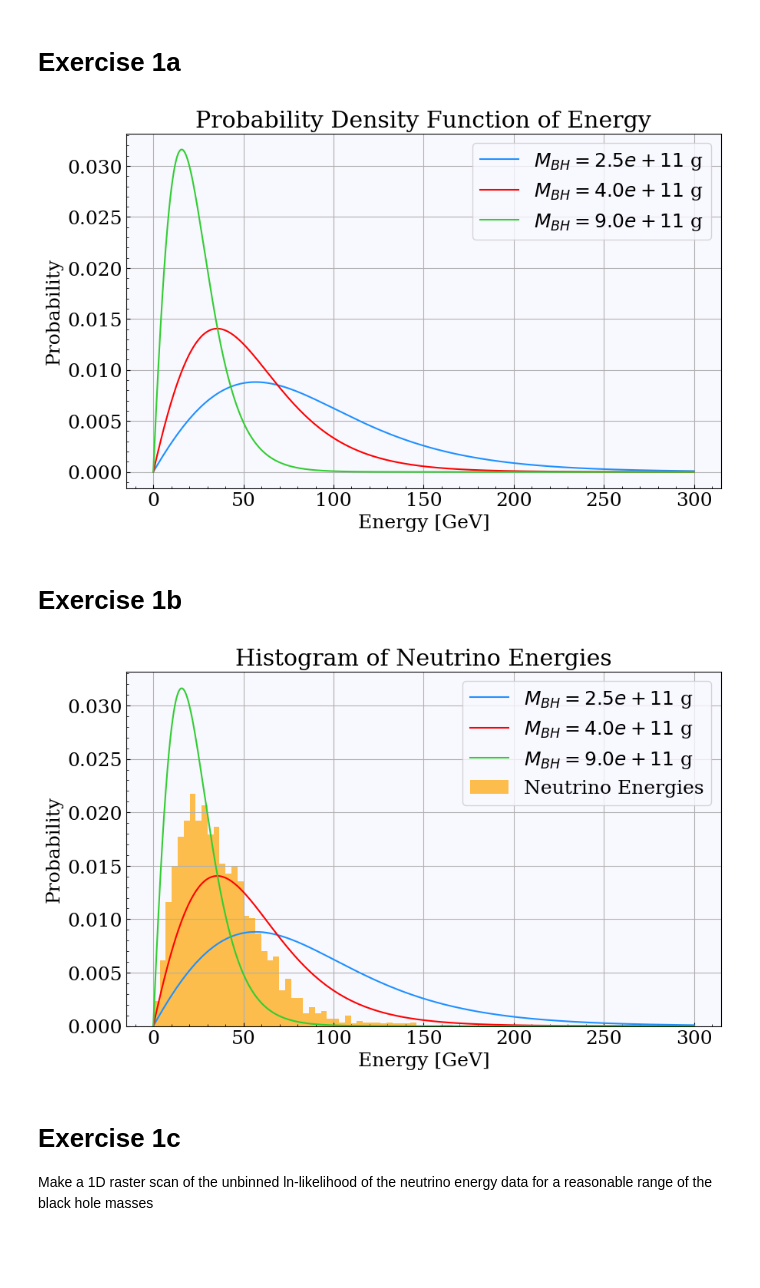
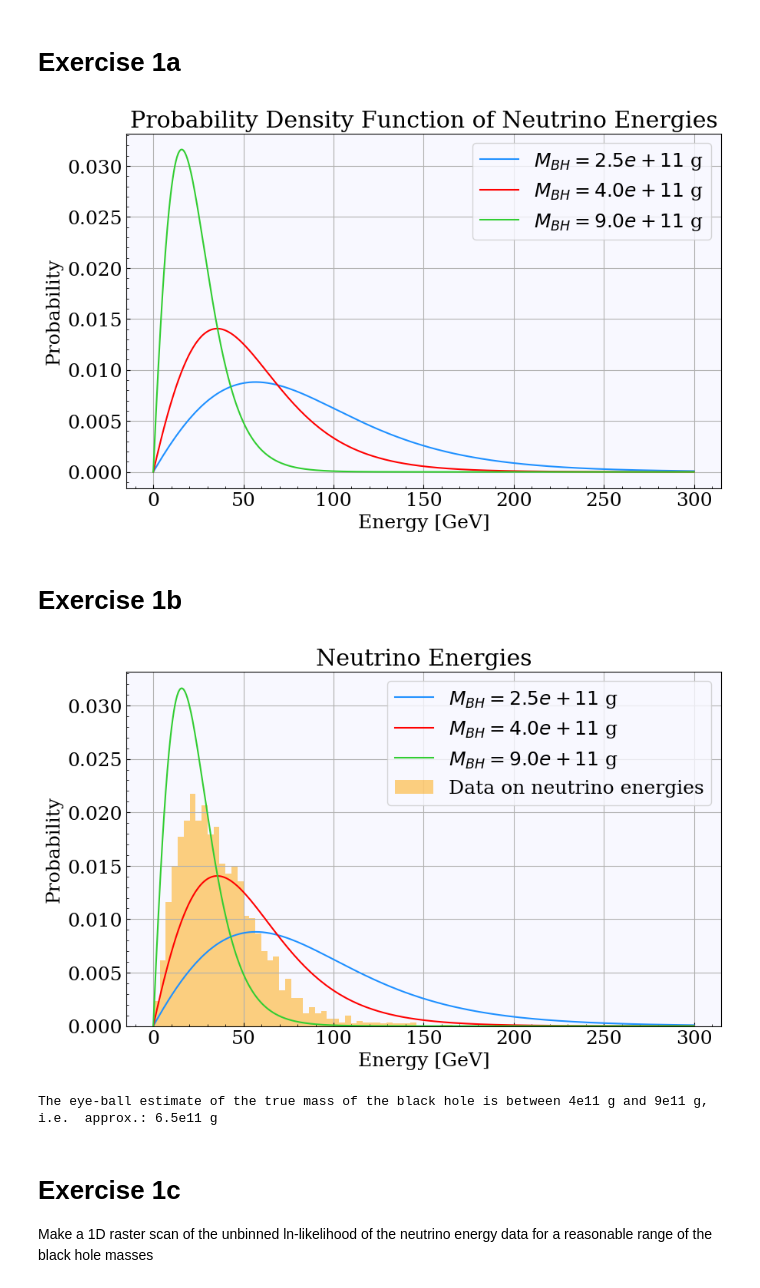
Before and after one commit to Emilie-Jessen/AppStat2, a Jupyter notebook: Project_02/Solution_02.ipynb, the cells around one changed output. Drawn from its saved outputs; the diff is of its cells as text; code cells hidden in the pictures; blank space fills up the shorter version.

```diff
--- a/Project_02/Solution_02.ipynb
+++ b/Project_02/Solution_02.ipynb
@@ -20,7 +21,9 @@ mpl.rc('axes', **axes)
 mpl.rc('axes', grid=True)
 
 # Set custom color cycle
-custom_colors= ['dodgerblue', 'red', 'limegreen', 'orange', 'orchid']
+custom_colors= ['dodgerblue', 'red', 'limegreen', 'orange', 'orchid', 'black', 'slategrey',
+                'navy', 'magenta', 'forestgreen', 'lightblue', 'maroon', 'gold', 'lightcoral',
+                'mediumseagreen', 'darkorange', 'darkviolet', 'dimgray', 'darkblue', 'darkred',]
 plt.rcParams['axes.prop_cycle'] = plt.cycler(color=custom_colors)
 
 # Set inside tickmarks
@@ -35,9 +36,16 @@ save_plots = False
+# %%
+save_plots = True
+np.random.seed(88)
 # %%
-def PDF(E, M):
+def PDF(E, M, norm=True):
+    """Function to calculate the PDF of netrino energies given a mass of the black hole M"""
+
     T = 1.057 * 10**13 / M
     a = np.exp(E/T) - 1
     b = np.exp(E/T) + 3
     c = np.exp(E/T) + 1
     func = a / (b * c)
-    func /= scipy.integrate.trapz(func, E)
+
+    if norm:
+        func /= scipy.integrate.trapz(func, E)
     return func
@@ -44,7 +56,5 @@ def PDF(E, M):
 # %%
-M_bh = np.array([2.5, 4, 9]) * 10**11  # Grams
-E = np.linspace(0, 300, 1000)
-norm_PDF = np.array([PDF(E, M) for M in M_bh])
+# Plot the PDF of neutrino energies for different black hole masses
 
 fig, ax = plt.subplots(1, 1, figsize=(10, 6))
 
@@ -53,10 +63,13 @@ for i in range(len(M_bh)):
 
 ax.set_xlabel('Energy [GeV]')
 ax.set_ylabel('Probability')
-ax.set_title('Probability Density Function of Energy')
-ax.legend();
+ax.set_title('Probability Density Function of Neutrino Energies')
+ax.legend()
+
+if save_plots:
+    plt.savefig('PDF_Mbh.png', dpi=300)
 # %% [output]
-[figure, old version]
+[figure, new version]
 # %% [markdown]
 # Exercise 1b
 # %%
@@ -63,19 +77,28 @@ ax.legend();
 data = pd.read_csv('neutrino_energies.csv', header=0, names=['E'])
 # %%
-# Historgram of neutrino energies
+# Historgram of neutrino energies along with the PDFs
 
 fig, ax = plt.subplots(1, 1, figsize=(10, 6))
 
 for i in range(len(M_bh)):
     ax.plot(E, norm_PDF[i], label=f'$M_{{BH}} = {M_bh[i]:.1e}$ g')
 
-ax.hist(data['E'].to_numpy(), bins=50, density=True, alpha=0.7, label='Neutrino Energies')
+ax.hist(data['E'].to_numpy(), bins=50, density=True, alpha=0.5, label='Data on neutrino energies')
 ax.set_xlabel('Energy [GeV]')
 ax.set_ylabel('Probability')
-ax.set_title('Histogram of Neutrino Energies')
-ax.legend();
+ax.set_title('Neutrino Energies')
+ax.legend()
+
+if save_plots:
+    plt.savefig('neutrino_energies_hist.png', dpi=300)
 # %% [output]
-[figure, old version]
+[figure, new version]
+# %%
+# Best guess on the mass of the black hole
+
+print('The eye-ball estimate of the true mass of the black hole is between 4e11 g and 9e11 g, i.e.  approx.: 6.5e11 g')
+# %% [output]
+The eye-ball estimate of the true mass of the black hole is between 4e11 g and 9e11 g, i.e.  approx.: 6.5e11 g
 # %% [markdown]
 # Exercise 1c
 
```
Also changed, not shown: parts of 40 cells of this notebook, 20 other files.
